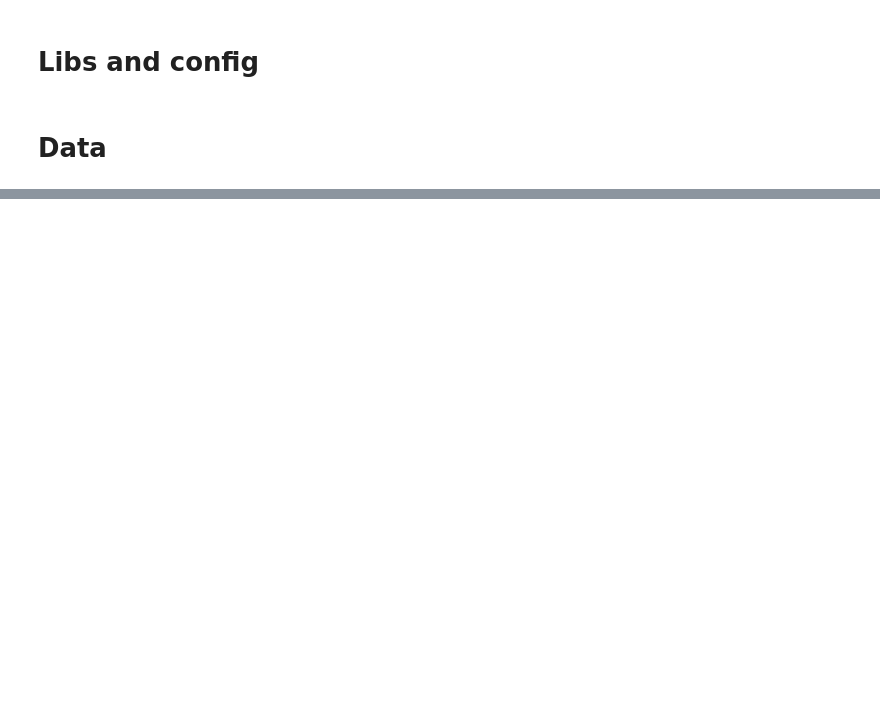
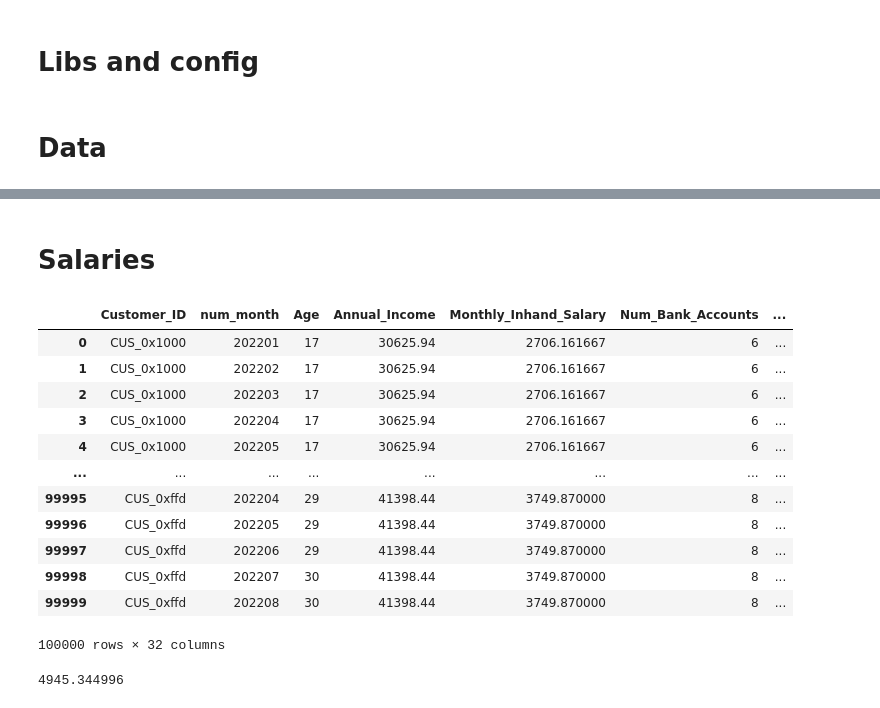
Before and after one commit to FerCorcuera/Credit-Score-Classification, a Jupyter notebook: notebooks/03_feature_engineering.ipynb, the cells around one changed output, grey strips where cells are left out. Drawn from its saved outputs; the diff is of its cells as text; code cells hidden in the pictures; blank space fills up the shorter version.

```diff
--- a/notebooks/03_feature_engineering.ipynb
+++ b/notebooks/03_feature_engineering.ipynb
@@ -32,6 +32,8 @@ import os
 os.chdir("..")
 # %% [markdown]
 # Data
+# %%
+pd.set_option("display.max_columns", None)
 # %%
 df = pd.read_csv("data/df_cleaned.csv")
 
@@ -66,0 +164,22 @@ memory usage: 24.4 MB
+# %% [markdown]
+# Salaries
+# %%
+df
+# %% [output]
+|  | Customer_ID | num_month | Age | Annual_Income | Monthly_Inhand_Salary | Num_Bank_Accounts | ... |
+| 0 | CUS_0x1000 | 202201 | 17 | 30625.94 | 2706.161667 | 6 | ... |
+| 1 | CUS_0x1000 | 202202 | 17 | 30625.94 | 2706.161667 | 6 | ... |
+| 2 | CUS_0x1000 | 202203 | 17 | 30625.94 | 2706.161667 | 6 | ... |
+| 3 | CUS_0x1000 | 202204 | 17 | 30625.94 | 2706.161667 | 6 | ... |
+| 4 | CUS_0x1000 | 202205 | 17 | 30625.94 | 2706.161667 | 6 | ... |
+| ... | ... | ... | ... | ... | ... | ... | ... |
+| 99995 | CUS_0xffd | 202204 | 29 | 41398.44 | 3749.870000 | 8 | ... |
+| 99996 | CUS_0xffd | 202205 | 29 | 41398.44 | 3749.870000 | 8 | ... |
+| 99997 | CUS_0xffd | 202206 | 29 | 41398.44 | 3749.870000 | 8 | ... |
+| 99998 | CUS_0xffd | 202207 | 30 | 41398.44 | 3749.870000 | 8 | ... |
+| 99999 | CUS_0xffd | 202208 | 30 | 41398.44 | 3749.870000 | 8 | ... |
+100000 rows × 32 columns
+# %%
+412.112083 * 12
+# %% [output]
+4945.344996
```
Also changed, not shown: parts of 14 cells of this notebook.
